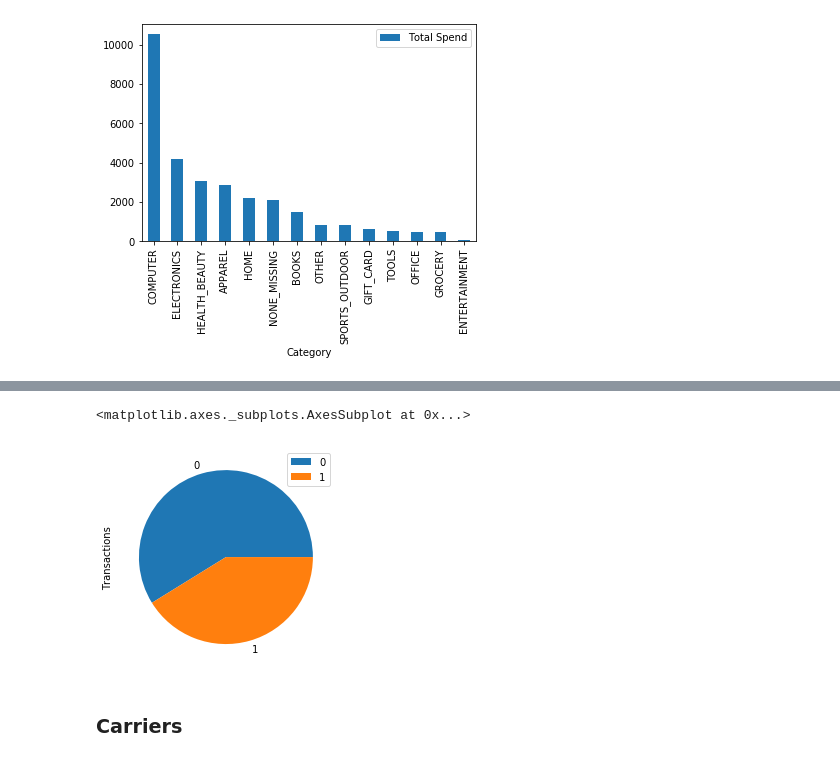
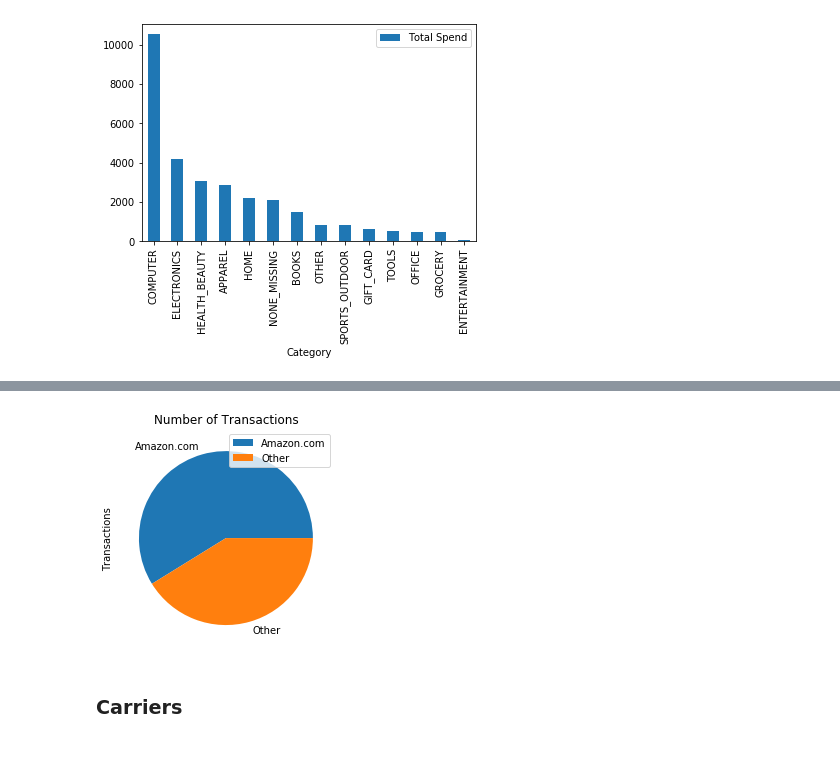
Before and after one commit to AmitSamra/DataEngineering.Labs.AirflowProject, a Jupyter notebook: data/amazon_visualization.ipynb, the cells around one changed output, grey strips where cells are left out. Cells and saved outputs as stored; diff of their text form; code cells hidden in the pictures.

```diff
--- a/data/amazon_visualization.ipynb
+++ b/data/amazon_visualization.ipynb
@@ -176,5 +177,6 @@ WHERE seller != 'Amazon.com'
 data_con_seller_share = [row for row in con_seller_share]
 df_con_seller_share = pd.DataFrame.from_records(data_con_seller_share)
 df_con_seller_share.columns = ['Seller','Transactions']
+df_con_seller_share.set_index('Seller',inplace=True)
 df_con_seller_share
 # %% [output]
@@ -188,8 +187,9 @@ plot_df_con_seller_share = df_con_seller_share.plot.pie(x=0, y=1, rot = 90)
 # %%
-df_con_seller_share.plot(kind='pie', x=0, y=1)
+df_con_seller_share.plot(kind='pie', x=0, y=0)
+plt.title('Number of Transactions')
+labels = ['Amazon','Other']
 # %% [output]
-<matplotlib.axes._subplots.AxesSubplot at 0x...>
-[figure, old version]
+[figure, new version]
 # %% [markdown]
 ### Carriers
 # %%
```
Also changed, not shown: parts of 21 cells of this notebook.
